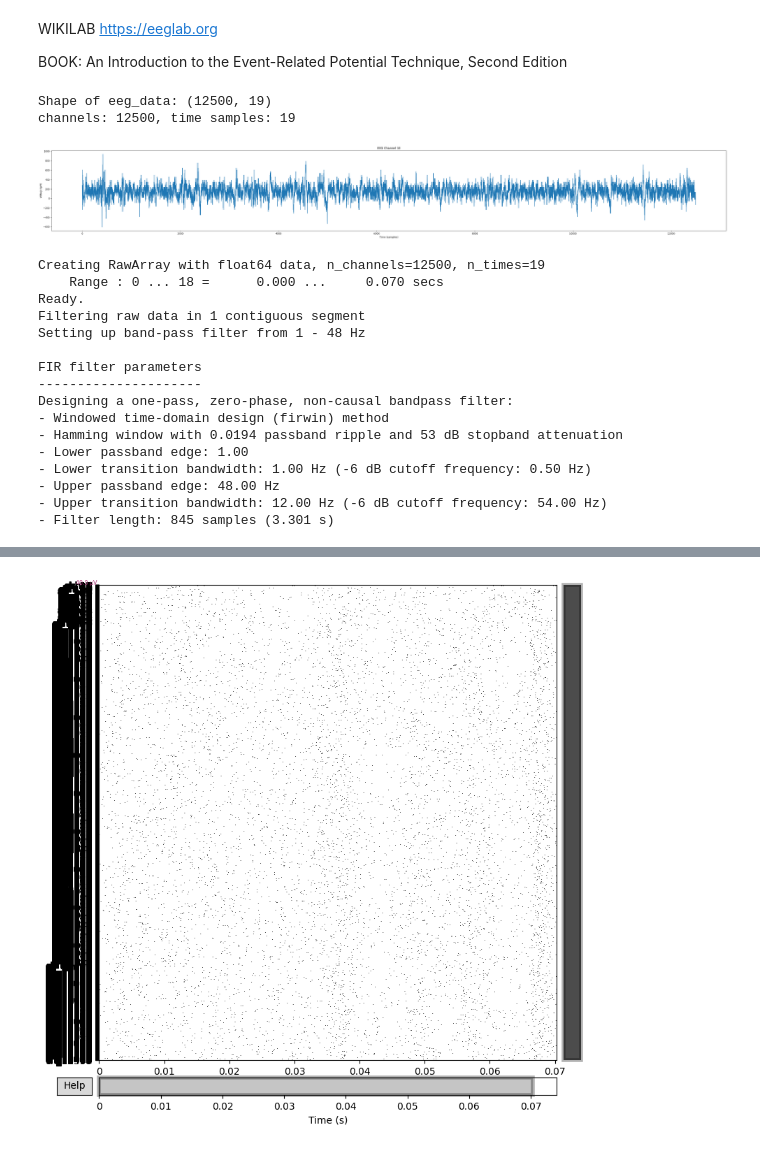
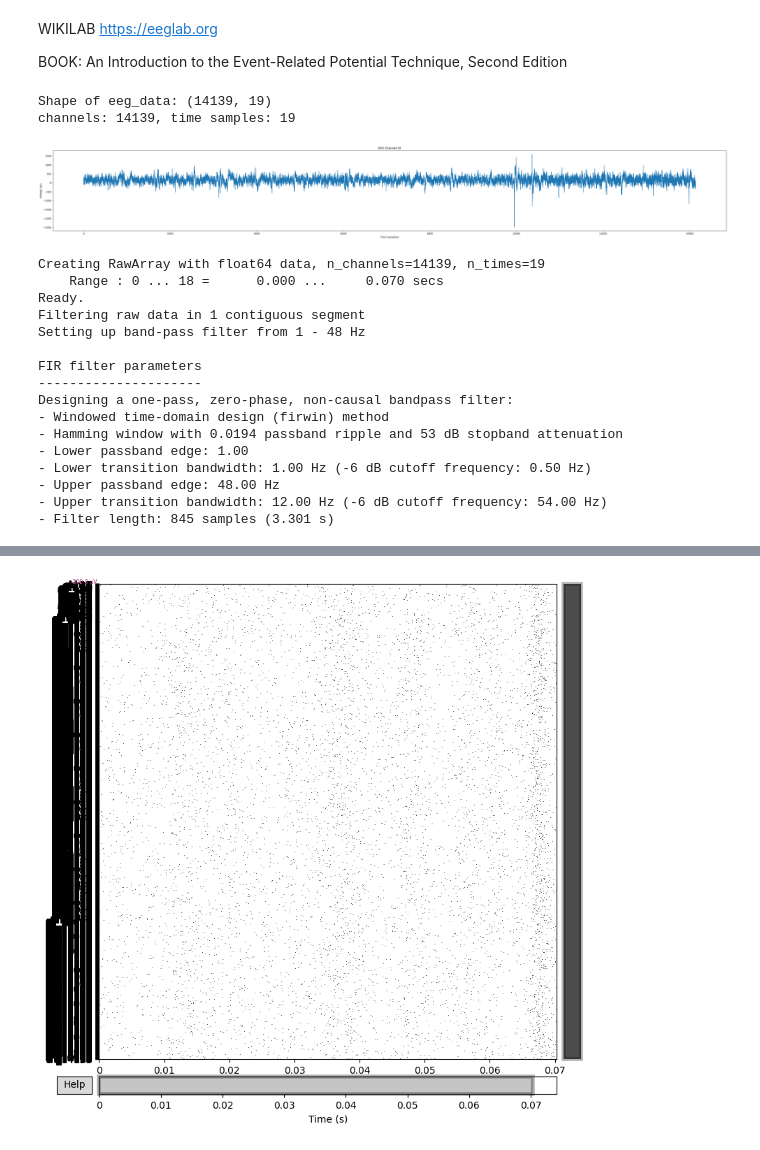
Before and after one commit to mindissa22/EEG-analysis, a Jupyter notebook: my_EEG.ipynb, the cells around one changed output, grey strips where cells are left out. Saved outputs shown, nothing was run; the diff lists cells and outputs as text; code cells hidden in the pictures.

```diff
--- a/my_EEG.ipynb
+++ b/my_EEG.ipynb
@@ -8,10 +8,10 @@ import scipy.io as sio
 import matplotlib.pyplot as plt
 # %%
 # Loading the .mat file
-data = sio.loadmat("/Users/minolidissanayake/Desktop/Keele/Modules/SEM 3/Dataset/Control_part1/v41p.mat")
+data = sio.loadmat("/Users/minolidissanayake/Desktop/Keele/Modules/SEM 3/Dataset/Control_part1/v56p.mat")
 
 # Access the EEG data
-eeg_data = data['v41p']
+eeg_data = data['v56p']
 
 # Print the shape of the EEG data
 print(f"Shape of eeg_data: {eeg_data.shape}")
@@ -23,8 +23,8 @@ n_time_samples = eeg_data.shape[1]
 
 print(f"channels: {n_channels}, time samples: {n_time_samples}")
 # %% [output]
-Shape of eeg_data: (12500, 19)
-channels: 12500, time samples: 19
+Shape of eeg_data: (14139, 19)
+channels: 14139, time samples: 19
 # %%
 #Process EEG data using MNE library
 import mne
@@ -38,36 +38,36 @@ info = mne.create_info(ch_names=[f"ch_{i + 1}" for i in range(n_channels)],
 # List of 19 channel names based on the 10-20 system
 channel_names = [
     'Fz', 'Cz', 'Pz', 'C3', 'T3', 'C4', 'T4', 'Fp1', 'Fp2',
     'F3', 'F4', 'F7', 'F8', 'P3', 'P4', 'T5', 'T6', 'O1', 'O2'
 ]
 
 # Ensure the channel list length matches the number of channels in eeg_data
 assert len(channel_names) == eeg_data.shape[1], "Channel names list length must match the number of channels in EEG data."
 
 # Plotting the EEG data for a single channel
 channel = 9  # Channel selection
 #time = range(eeg_data.shape[1])
 time = range(eeg_data.shape[0])
 
 plt.figure(figsize=(50, 6))
 # plt.plot(time, eeg_data["channel", :])
 plt.plot(time, eeg_data[:, channel])
 plt.xlabel('Time (samples)')
 plt.ylabel('Voltage (μV)')
 plt.title(f'EEG Channel {channel + 1}')
 plt.show()
 
 # Creating raw MNE object
 raw = mne.io.RawArray(eeg_data, info)
 
 # Applying a bandpass filter from 1Hz to 48Hz
 raw.filter(l_freq=1.0, h_freq=48.0)
 
 # Plotting the raw object
-raw.plot(duration=60.0, scalings={'eeg': 20e-6}, n_channels=n_channels)
+raw.plot(duration=60.0, scalings={'eeg': 100e-6}, n_channels=n_channels)
 # %% [output]
-[figure, old version]
+[figure, new version]
-Creating RawArray with float64 data, n_channels=12500, n_times=19
+Creating RawArray with float64 data, n_channels=14139, n_times=19
     Range : 0 ... 18 =      0.000 ...     0.070 secs
 Ready.
 Filtering raw data in 1 contiguous segment
@@ -86 +103 @@ Designing a one-pass, zero-phase, non-causal bandpass filter:
-[figure, old version]
+[figure, new version]
```
Also changed, not shown: parts of 2 cells of this notebook, 1 other file.
